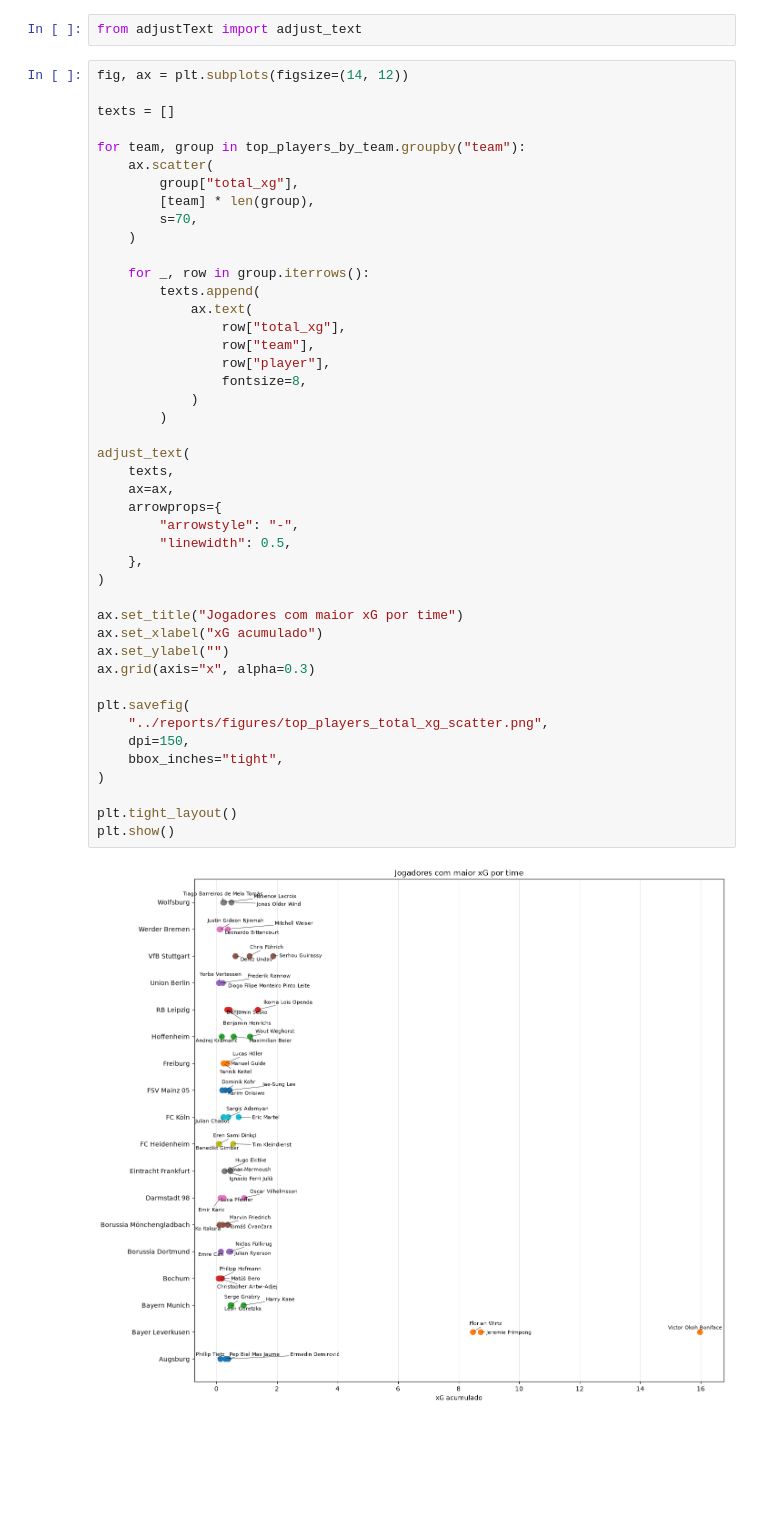
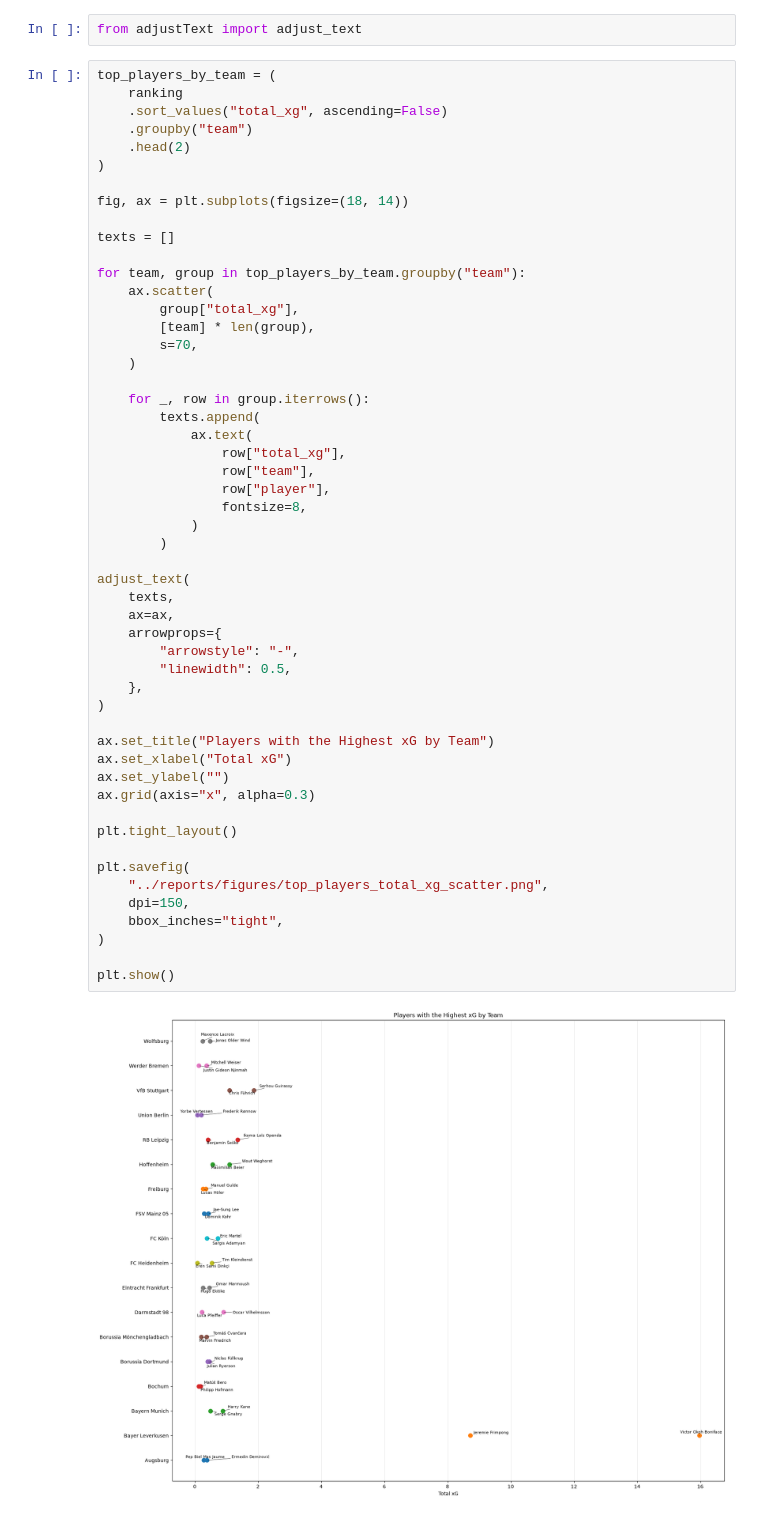
Before and after one commit to matheusmazeto/player-shooting-scout, a Jupyter notebook: notebooks/01_scout_finalizacoes.ipynb, the cells around one changed output. Cells and saved outputs as stored; diff of their text form; blank space fills up the shorter version.

```diff
--- a/notebooks/01_scout_finalizacoes.ipynb
+++ b/notebooks/01_scout_finalizacoes.ipynb
@@ -356,7 +356,14 @@ plt.show()
 # %%
 from adjustText import adjust_text
 # %%
-fig, ax = plt.subplots(figsize=(14, 12))
+top_players_by_team = (
+    ranking
+    .sort_values("total_xg", ascending=False)
+    .groupby("team")
+    .head(2)
+)
+
+fig, ax = plt.subplots(figsize=(18, 14))
 
 texts = []
 
@@ -370,34 +377,35 @@ for team, group in top_players_by_team.groupby("team"):
     for _, row in group.iterrows():
         texts.append(
             ax.text(
                 row["total_xg"],
                 row["team"],
                 row["player"],
                 fontsize=8,
             )
         )
 
 adjust_text(
     texts,
     ax=ax,
     arrowprops={
         "arrowstyle": "-",
         "linewidth": 0.5,
     },
 )
 
-ax.set_title("Jogadores com maior xG por time")
-ax.set_xlabel("xG acumulado")
+ax.set_title("Players with the Highest xG by Team")
+ax.set_xlabel("Total xG")
 ax.set_ylabel("")
 ax.grid(axis="x", alpha=0.3)
+
+plt.tight_layout()
 
 plt.savefig(
     "../reports/figures/top_players_total_xg_scatter.png",
     dpi=150,
     bbox_inches="tight",
 )
 
-plt.tight_layout()
 plt.show()
 # %% [output]
-[figure, old version]
+[figure, new version]
```
Also changed, not shown: 1 other file.
